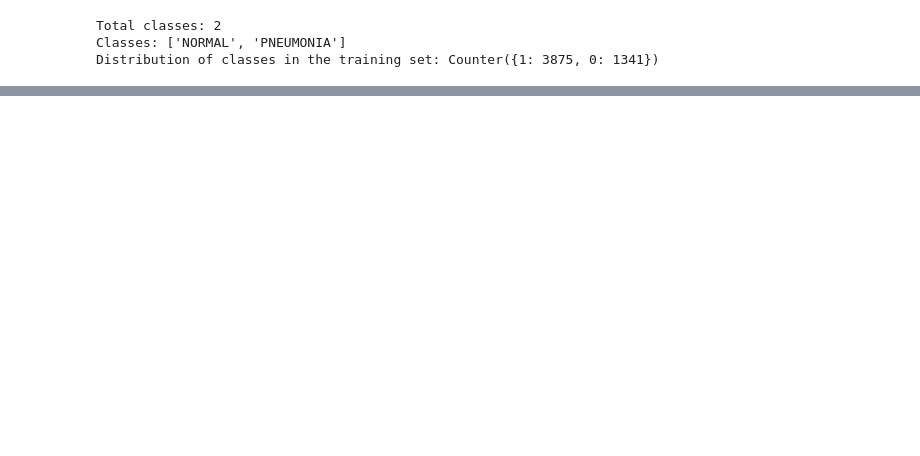
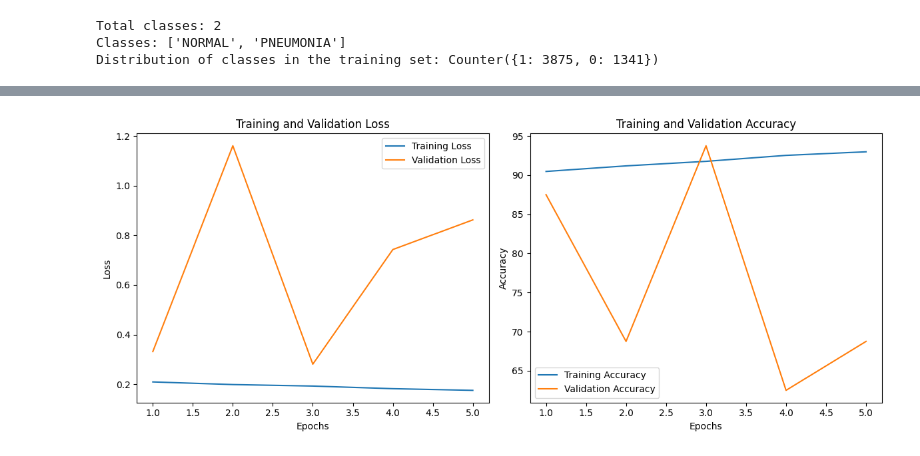
Before and after one commit to Matcraft94/DL_projects, a Jupyter notebook: MEDICAL/medical_diagnostic_cnn_transferlearning.ipynb, the cells around one changed output, grey strips where cells are left out. Drawn from its saved outputs; the diff is of its cells as text; code cells hidden in the pictures; blank space fills up the shorter version.

```diff
--- a/MEDICAL/medical_diagnostic_cnn_transferlearning.ipynb
+++ b/MEDICAL/medical_diagnostic_cnn_transferlearning.ipynb
@@ -392 +278,35 @@ Validation Loss: 0.8624, Validation Accuracy: 68.75%
+# %%
+import matplotlib.pyplot as plt
+
+# Training and validation loss and accuracy
+train_losses = [0.2091, 0.1985, 0.1925, 0.1819, 0.1752]
+val_losses = [0.3315, 1.1613, 0.2807, 0.7429, 0.8624]
+train_accuracies = [90.47, 91.18, 91.76, 92.52, 92.98]
+val_accuracies = [87.50, 68.75, 93.75, 62.50, 68.75]
+epochs = range(1, 6)
+
+# Plotting training and validation losses
+plt.figure(figsize=(12, 5))
+
+plt.subplot(1, 2, 1)
+plt.plot(epochs, train_losses, label='Training Loss')
+plt.plot(epochs, val_losses, label='Validation Loss')
+plt.title('Training and Validation Loss')
+plt.xlabel('Epochs')
+plt.ylabel('Loss')
+plt.legend()
+
+# Plotting training and validation accuracies
+plt.subplot(1, 2, 2)
+plt.plot(epochs, train_accuracies, label='Training Accuracy')
+plt.plot(epochs, val_accuracies, label='Validation Accuracy')
+plt.title('Training and Validation Accuracy')
+plt.xlabel('Epochs')
+plt.ylabel('Accuracy')
+plt.legend()
+
+plt.tight_layout()
+plt.show()
+# %% [output]
+[figure, added]
 # %%
```
Also changed, not shown: parts of 20 cells of this notebook.
